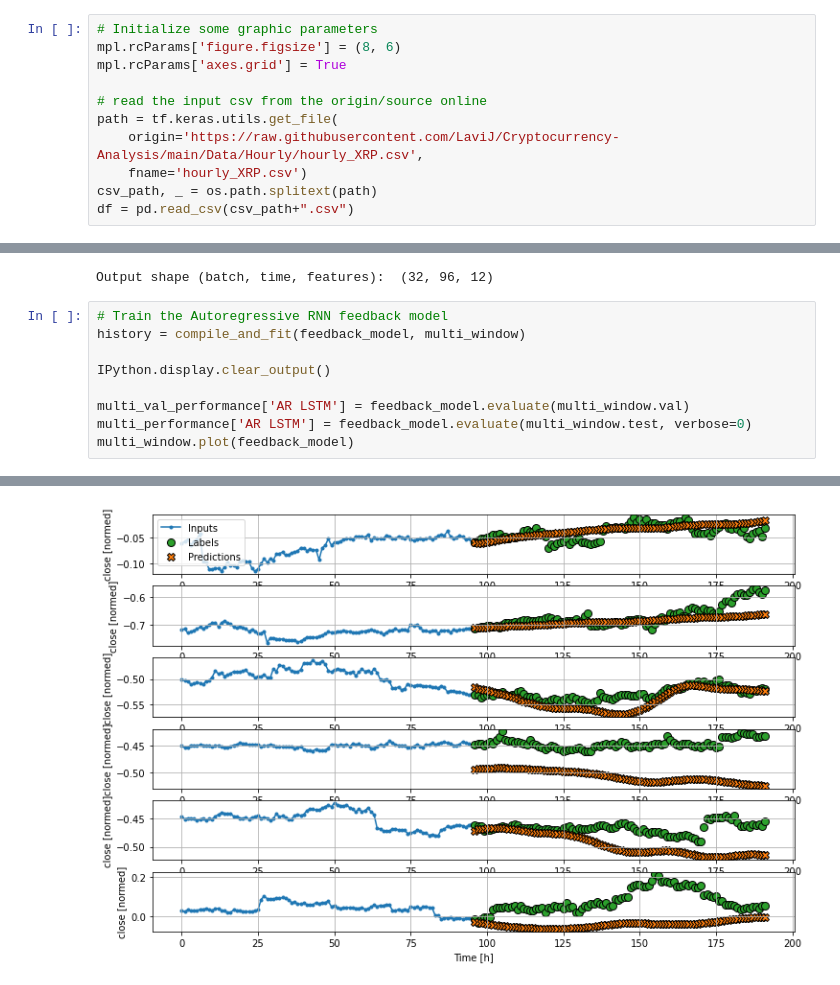
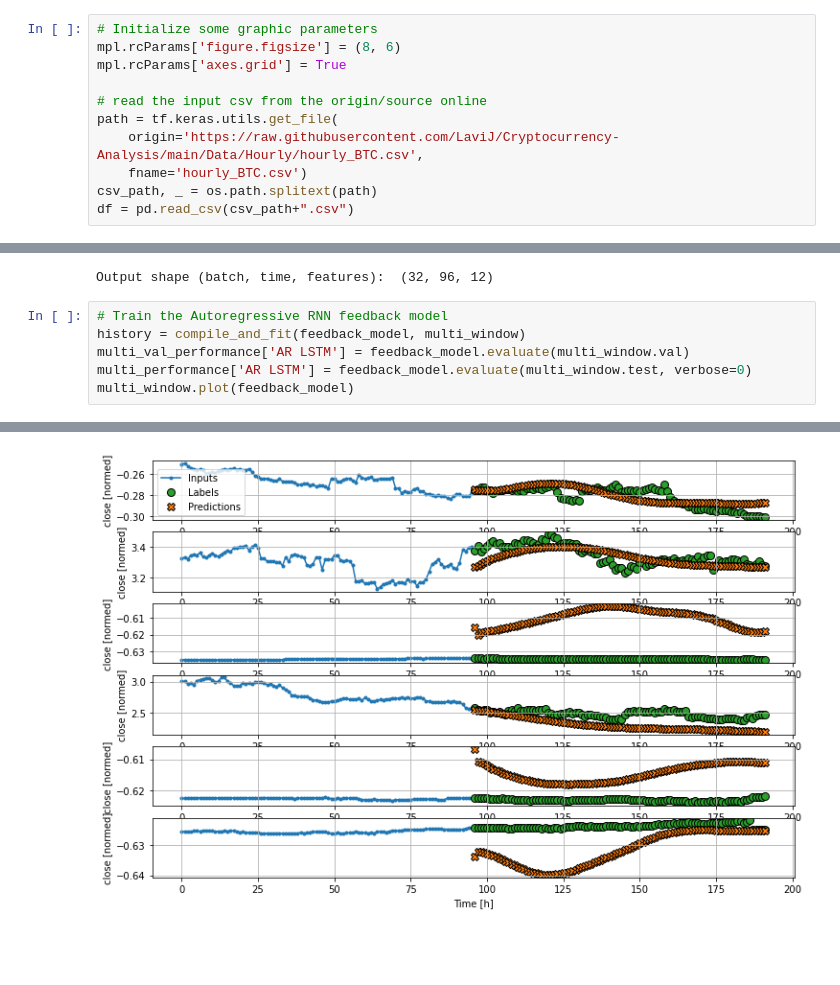
Before and after one commit to LaviJ/Cryptocurrency-Analysis, a Jupyter notebook: Machine Learning/model-training.ipynb, the cells around one changed output, grey strips where cells are left out. Saved outputs shown, nothing was run; the diff lists cells and outputs as text; blank space fills up the shorter version.

```diff
--- a/Machine Learning/model-training.ipynb
+++ b/Machine Learning/model-training.ipynb
@@ -41,7 +41,7 @@ mpl.rcParams['axes.grid'] = True
 
 # read the input csv from the origin/source online
 path = tf.keras.utils.get_file(
-    origin='https://raw.githubusercontent.com/LaviJ/Cryptocurrency-Analysis/main/Data/Hourly/hourly_XRP.csv',
-    fname='hourly_XRP.csv')
+    origin='https://raw.githubusercontent.com/LaviJ/Cryptocurrency-Analysis/main/Data/Hourly/hourly_BTC.csv',
+    fname='hourly_BTC.csv')
 csv_path, _ = os.path.splitext(path)
 df = pd.read_csv(csv_path+".csv")
@@ -1324,9 +1318,6 @@ Output shape (batch, time, features):  (32, 96, 12)
 # %%
 # Train the Autoregressive RNN feedback model
 history = compile_and_fit(feedback_model, multi_window)
-
-IPython.display.clear_output()
-
 multi_val_performance['AR LSTM'] = feedback_model.evaluate(multi_window.val)
 multi_performance['AR LSTM'] = feedback_model.evaluate(multi_window.test, verbose=0)
 multi_window.plot(feedback_model)
@@ -1335,4 +1342,4 @@ multi_window.plot(feedback_model)
-[figure, old version]
+[figure, new version]
 # %%
 # Show the performance graphs
 
```
Also changed, not shown: parts of 46 cells of this notebook.
